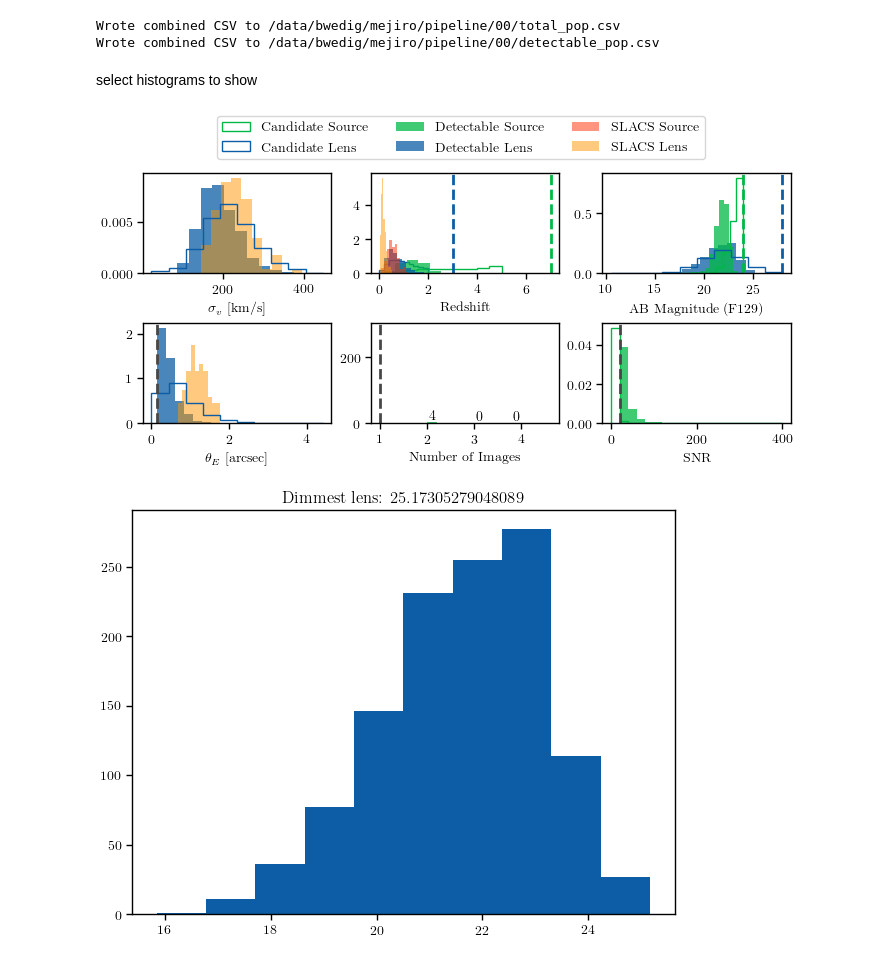
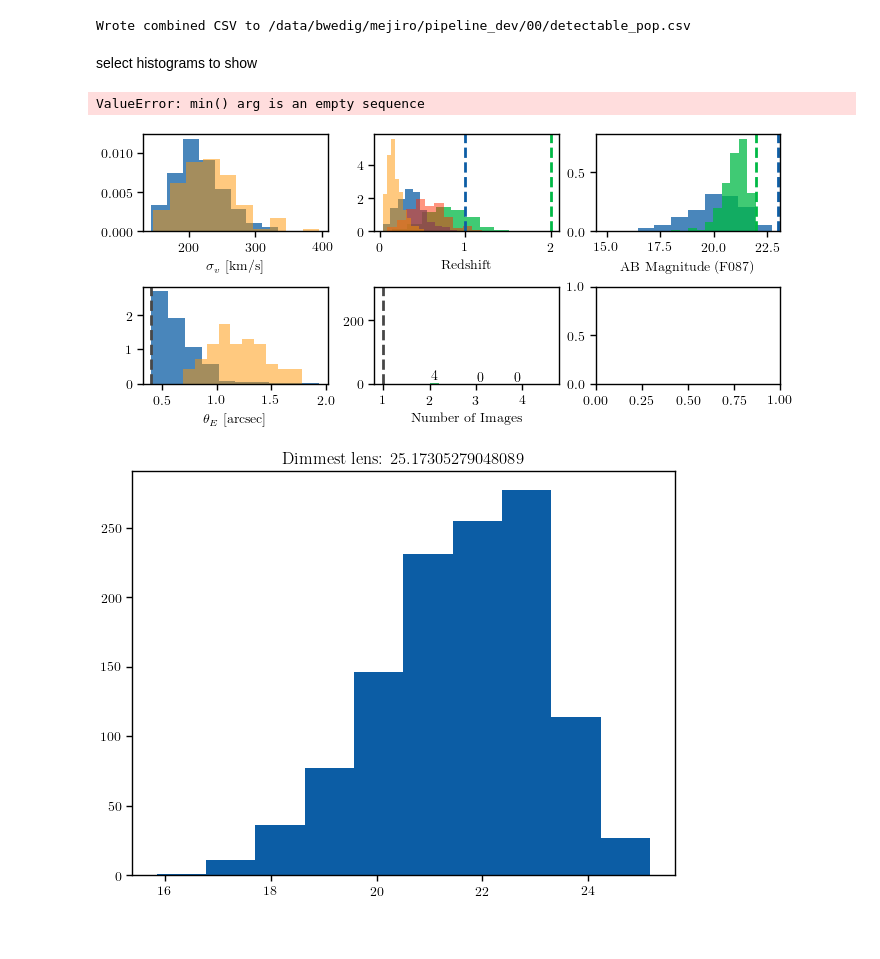
Before and after one commit to AstroMusers/mejiro, a Jupyter notebook: paper/figure_notebooks/skypy_statistics.ipynb, the cells around one changed output. Saved outputs shown, nothing was run; the diff lists cells and outputs as text; code cells hidden in the pictures; blank space fills up the shorter version.

Commit message:
disable total population when not saved

```diff
--- a/paper/figure_notebooks/skypy_statistics.ipynb
+++ b/paper/figure_notebooks/skypy_statistics.ipynb
@@ -34,25 +34,28 @@ from mejiro.utils import util
 # %%
 pipeline_params = util.hydra_to_dict(config.pipeline)
 debugging = pipeline_params['debugging']
+
+debugging = True  # TODO TEMP
+total = False
+
 if debugging:
     pipeline_dir = f'{config.machine.pipeline_dir}_dev'
 else:
     pipeline_dir = config.machine.pipeline_dir
-# %%
-# TODO TEMP
-pipeline_dir = f'{config.machine.pipeline_dir}'
 # %%
 # combine CSVs from each run into one CSV
 data_dir = os.path.join(pipeline_dir, '00')
-total_csv = os.path.join(data_dir, 'total_pop.csv')
+
 detectable_csv = os.path.join(data_dir, 'detectable_pop.csv')
-util.delete_if_exists(total_csv)
 util.delete_if_exists(detectable_csv)
-total_df = util.combine_all_csvs(data_dir, 'total', total_csv)
 detectable_df = util.combine_all_csvs(data_dir, 'detectable', detectable_csv)
+
+if total:
+    total_csv = os.path.join(data_dir, 'total_pop.csv')
+    util.delete_if_exists(total_csv)
+    total_df = util.combine_all_csvs(data_dir, 'total', total_csv)
 # %% [output]
-Wrote combined CSV to /data/bwedig/mejiro/pipeline/00/total_pop.csv
-Wrote combined CSV to /data/bwedig/mejiro/pipeline/00/detectable_pop.csv
+Wrote combined CSV to /data/bwedig/mejiro/pipeline_dev/00/detectable_pop.csv
 # %%
 # total_df.columns
 # hist = total_df.hist(grid=False, figsize=(20, 20))
@@ -89,14 +92,15 @@ source_magnitudes = detectable_df.loc[:,f'magtsour{source_cut_band}']
 lens_magnitudes = detectable_df.loc[:,f'magtlens{deflector_cut_band}']
 
 # total lenses
-total_velocity_dispersions = total_df.loc[:,'velodisp']
-total_masses = total_df.loc[:,'massstel'] * 1e12
-total_source_redshifts = total_df.loc[:,'redssour']
-total_lens_redshifts = total_df.loc[:,'redslens']
-total_einstein_radii = total_df.loc[:,'angleins']
-total_num_images = total_df.loc[:,'numbimag']
-total_source_magnitudes = total_df.loc[:,f'magtsour{source_cut_band}']
-total_lens_magnitudes = total_df.loc[:,f'magtlens{deflector_cut_band}']
+if total:
+    total_velocity_dispersions = total_df.loc[:,'velodisp']
+    total_masses = total_df.loc[:,'massstel'] * 1e12
+    total_source_redshifts = total_df.loc[:,'redssour']
+    total_lens_redshifts = total_df.loc[:,'redslens']
+    total_einstein_radii = total_df.loc[:,'angleins']
+    total_num_images = total_df.loc[:,'numbimag']
+    total_source_magnitudes = total_df.loc[:,f'magtsour{source_cut_band}']
+    total_lens_magnitudes = total_df.loc[:,f'magtlens{deflector_cut_band}']
 
 # SLACS
 slacs_velocity_dispersions = slacs4_df.loc[:,'sigma']
@@ -116,14 +120,14 @@ color_slacs_lens = 'C2'
 color_slacs_source = 'C3'
 color_else = 'C5'
 
-ax[0][0].hist(total_velocity_dispersions, label='Total', histtype='step', color=color_lens, density=True)
+if total: ax[0][0].hist(total_velocity_dispersions, label='Total', histtype='step', color=color_lens, density=True)
 ax[0][0].hist(velocity_dispersions, label='Detectable', alpha=0.75, color=color_lens, density=True)
 ax[0][0].hist(slacs_velocity_dispersions, label='SLACS', alpha=0.5, color=color_slacs_lens, density=True)
 ax[0][0].set_xlabel('$\sigma_v$ [km/s]')
 # ax[0][0].set_yscale('log')
 
-ax[0][1].hist(total_source_redshifts, label='Candidate Source', histtype='step', color=color_source, zorder=0, density=True)
-ax[0][1].hist(total_lens_redshifts, label='Candidate Lens', histtype='step', color=color_lens, zorder=1, density=True)
+if total: ax[0][1].hist(total_source_redshifts, label='Candidate Source', histtype='step', color=color_source, zorder=0, density=True)
+if total: ax[0][1].hist(total_lens_redshifts, label='Candidate Lens', histtype='step', color=color_lens, zorder=1, density=True)
 ax[0][1].hist(source_redshifts, label='Detectable Source', alpha=0.75, color=color_source, density=True)
 ax[0][1].hist(lens_redshifts, label='Detectable Lens', alpha=0.75, color=color_lens, density=True)
 ax[0][1].hist(slacs_source_redshifts, label='SLACS Source', alpha=0.5, color=color_slacs_source, density=True)
@@ -144,8 +148,8 @@ ax[0][1].set_xlabel('Redshift')
 # zoom_axes.set_xticks([0, 1.5])
 # ax[0][1].indicate_inset_zoom(zoom_axes, edgecolor="black")
 
-ax[0][2].hist(total_source_magnitudes, histtype='step', color=color_source, density=True)
-ax[0][2].hist(total_lens_magnitudes, histtype='step', color=color_lens, density=True)
+if total: ax[0][2].hist(total_source_magnitudes, histtype='step', color=color_source, density=True)
+if total: ax[0][2].hist(total_lens_magnitudes, histtype='step', color=color_lens, density=True)
 ax[0][2].hist(lens_magnitudes, alpha=0.75, color=color_lens, density=True)
 ax[0][2].hist(source_magnitudes, alpha=0.75, color=color_source, density=True)
 ax[0][2].axvline(survey_params['source_cut_band_max'], linestyle='--', color=color_source)
@@ -155,41 +159,42 @@ assert source_cut_band == deflector_cut_band, 'Source and deflector cut bands mu
 ax[0][2].set_xlabel(f'AB Magnitude ({source_cut_band})')
 # ax[0][2].invert_xaxis()
 
-ax[1][0].hist(total_einstein_radii, histtype='step', color=color_lens, density=True)
+if total: ax[1][0].hist(total_einstein_radii, histtype='step', color=color_lens, density=True)
 ax[1][0].hist(einstein_radii, alpha=0.75, color=color_lens, density=True)
 ax[1][0].hist(slacs_einstein_radii, alpha=0.5, color=color_slacs_lens, density=True)
 ax[1][0].axvline(survey_params['min_image_separation'] / 2, linestyle='--', color=color_else)  # this should be at 0.4, but bins are aligned funky
 ax[1][0].set_xlabel(r'$\theta_E$ [arcsec]')
 # ax[1][0].set_yscale('log')
 # ax[1][0].set_xlim([0,2])
 
 counts, edges, bars = ax[1][1].hist(num_images, label='Detectable', alpha=0.75, color=color_source, density=True)
 ax[1][1].axvline(1, linestyle='--', color=color_else)
 ax[1][1].set_xlabel('Number of Images')
 labels = [int(v) if v > 0 else '' for v in counts]
 ax[1][1].bar_label(bars, labels=labels, label_type='edge')
 ax[1][1].set_xlim([0.8, 4.8])  # make some horizontal space for the bar labels
 ax[1][1].set_ylim([0, counts[0] + 300])  # make some vertical space for the bar labels
 ax[1][1].xaxis.set_major_locator(MaxNLocator(integer=True))
 # ax[1][0].ticklabel_format(axis='y', style='plain', scilimits=(0,0))
 
 bin_width = survey_params['snr_threshold']
 snr_list = [snr for snr in snr_list]
 bins = np.arange(min(snr_list), max(snr_list) + bin_width, bin_width)
 _, bins, _ = ax[1][2].hist(snr_list, bins=bins, label='Total', histtype='step', color=color_source, density=True)
 ax[1][2].hist([i for i in snr_list if i > survey_params['snr_threshold']], bins=bins[1:], label='Detectable', alpha=0.75, color=color_source, density=True)
 ax[1][2].axvline(x=survey_params['snr_threshold'], linestyle='--', color=color_else)
 ax[1][2].set_xlabel('SNR')
 # ax[1][2].set_yscale('log')
 
 # create legend using colors and labels from the redshift panel
 handles, labels = ax[0][1].get_legend_handles_labels()
 f.legend(handles, labels, loc='upper center', ncols=3, bbox_to_anchor=(0.52, 1.2))
 
 plt.savefig(os.path.join(figure_dir, 'skypy_pop_hist.png'))
 plt.show()
 # %% [output]
+ValueError: min() arg is an empty sequence
-[figure, old version]
+[figure, new version]
 # %%
 plt.hist(lens_magnitudes)
 plt.title(f'Dimmest lens: {np.max(lens_magnitudes)}')
```
